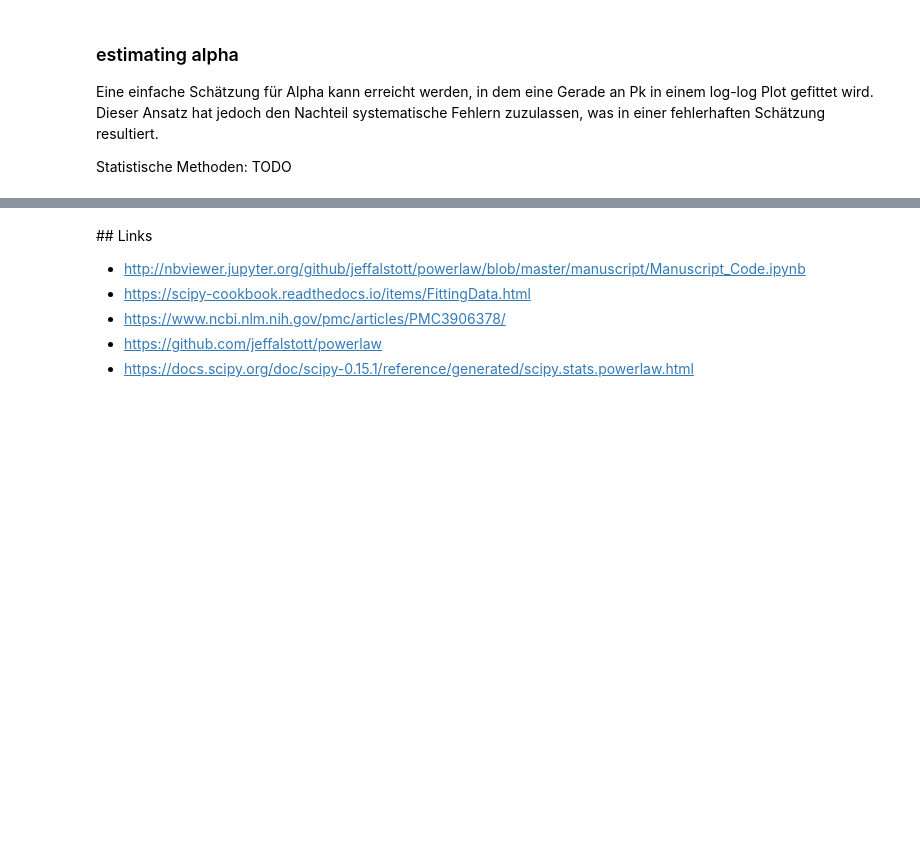
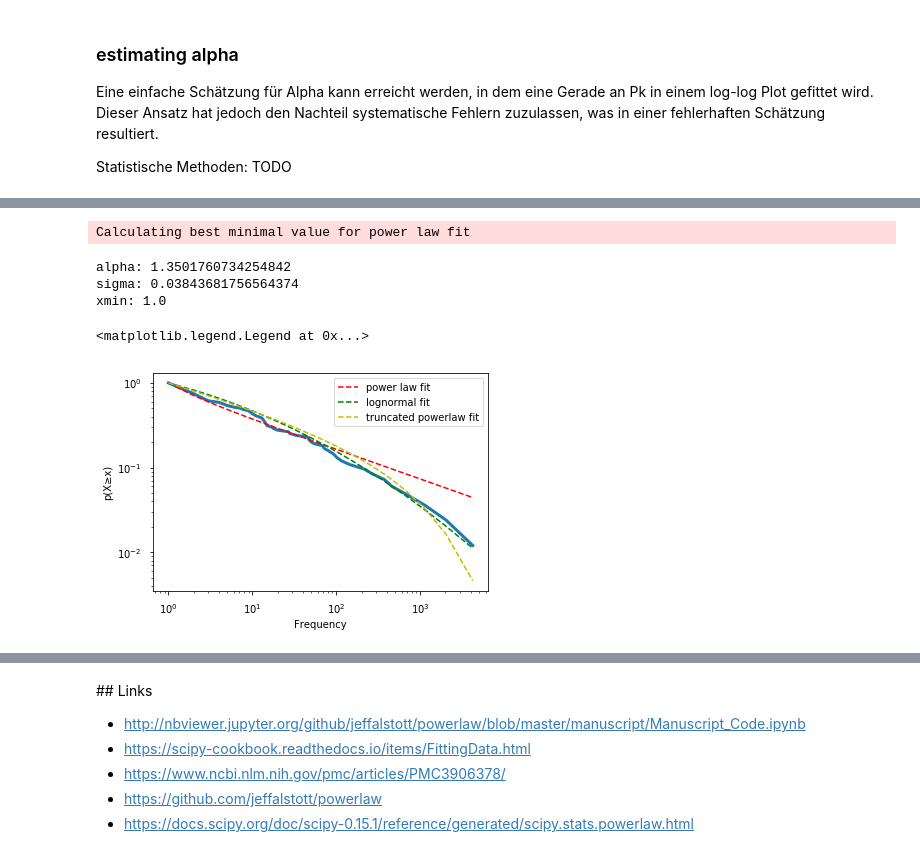
Before and after one commit to mariusgiger/network-analysis-pgp, a Jupyter notebook: PGP - Distribution & network type.ipynb, the cells around one changed output, grey strips where cells are left out. Cells and saved outputs as stored; diff of their text form; code cells hidden in the pictures; blank space fills up the shorter version.

```diff
--- a/PGP - Distribution & network type.ipynb
+++ b/PGP - Distribution & network type.ipynb
@@ -128 +155,20 @@ powerlaw.plot_cdf(cnt, color="r")
+# %%
+fit = powerlaw.Fit(cnt, discrete=True)
+print("alpha: " + str(fit.power_law.alpha))
+print("sigma: " + str(fit.power_law.sigma))
+print("xmin: " + str(fit.power_law.xmin))
+fig = fit.plot_ccdf(linewidth=3)
+fit.power_law.plot_ccdf(ax=fig, color='r', label='power law fit', linestyle='--')
+fit.lognormal.plot_ccdf(ax=fig, color='g', label='lognormal fit', linestyle='--')
+fit.truncated_power_law.plot_ccdf(ax=fig,  label='truncated powerlaw fit', color='y', linestyle='--')
+fig.set_ylabel(u"p(X≥x)")
+fig.set_xlabel(r"Frequency")
+fig.legend()
+# %% [output]
+Calculating best minimal value for power law fit
+alpha: 1.3501760734254842
+sigma: 0.03843681756564374
+xmin: 1.0
+<matplotlib.legend.Legend at 0x...>
+[figure, added]
 # %%
```
Also changed, not shown: parts of 11 cells of this notebook, 3 other files.
